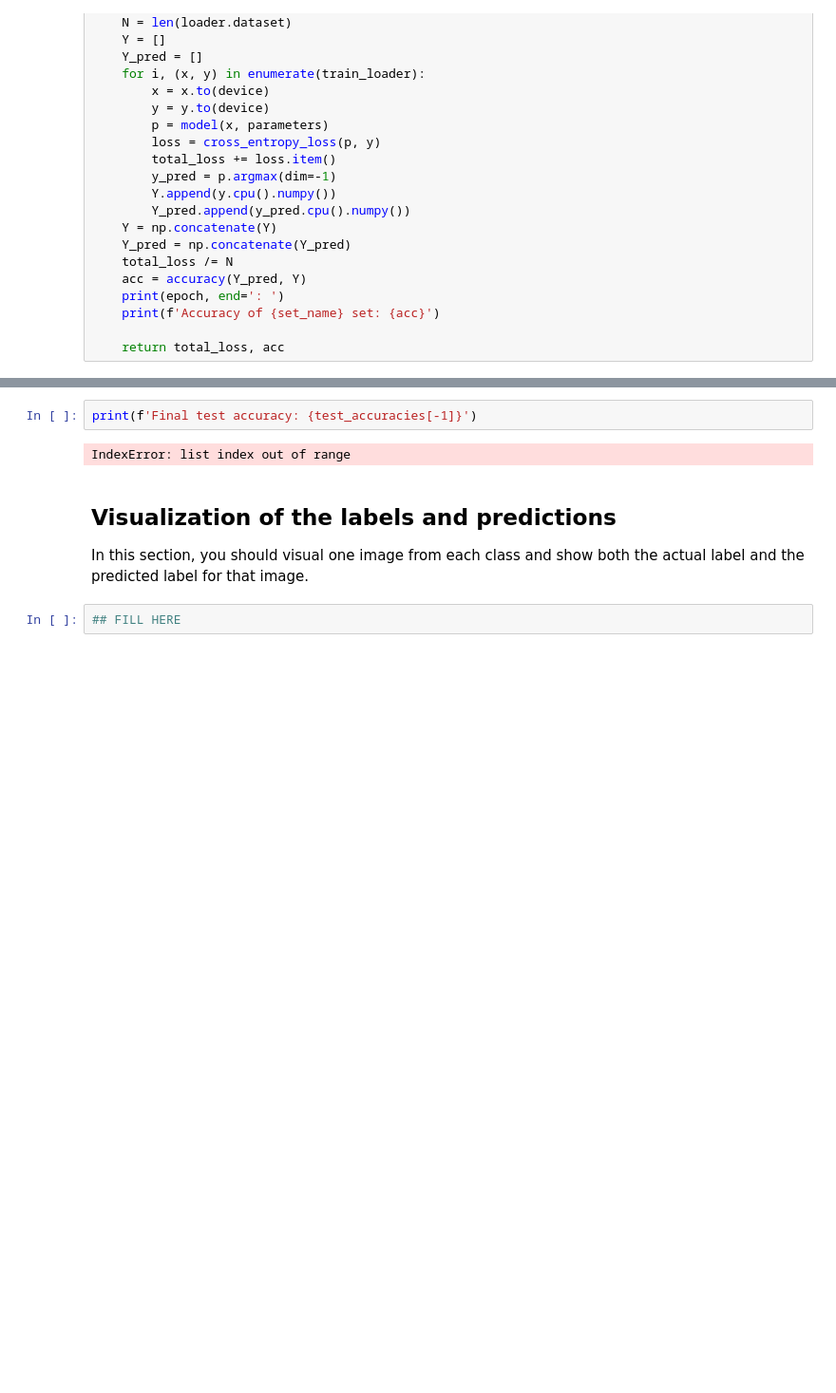
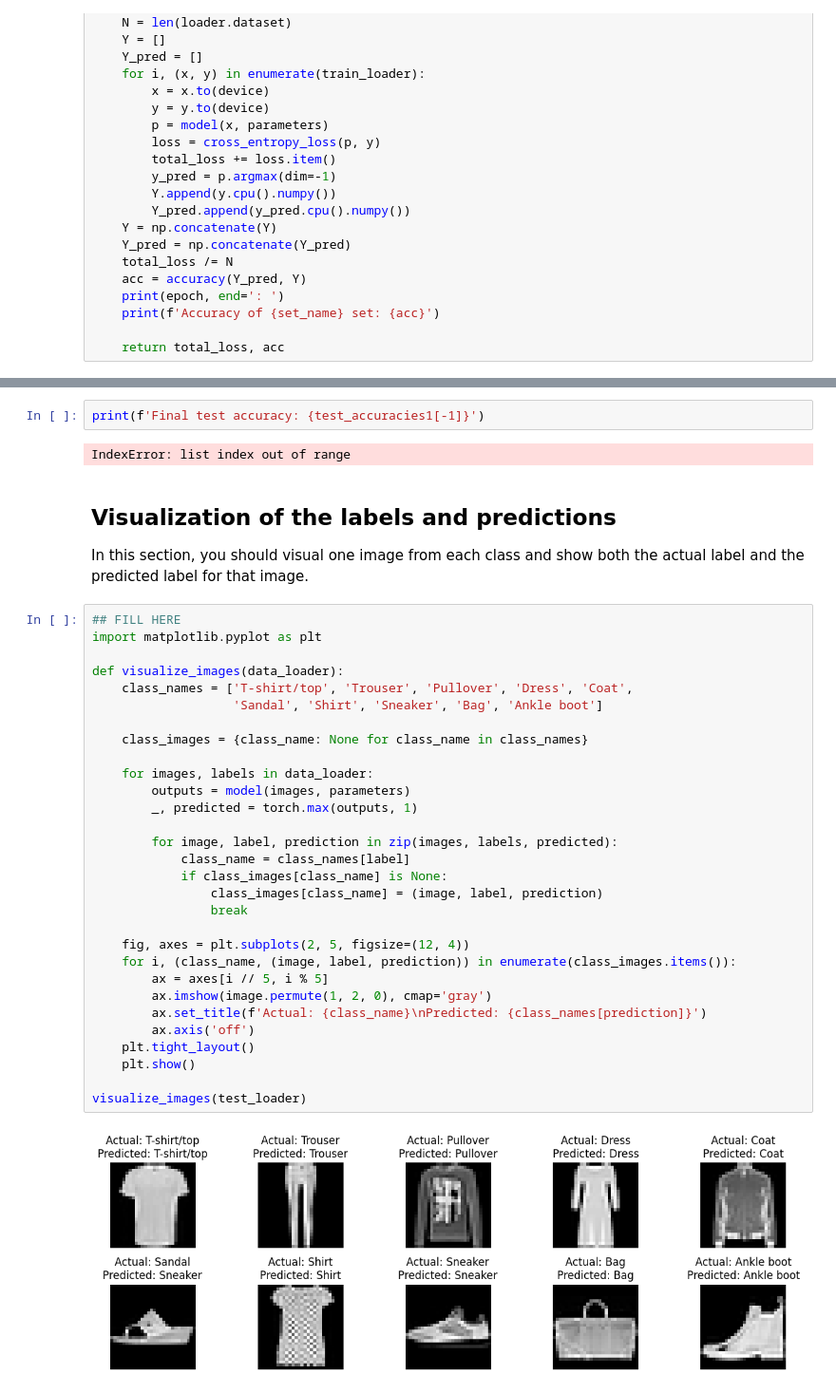
Before and after one commit to ParsaYousefpoor/IML_CHW3, a Jupyter notebook: Q1.ipynb, the cells around one changed output, grey strips where cells are left out. Shown: that part at 95% size. Saved outputs shown, nothing was run; the diff lists cells and outputs as text; blank space fills up the shorter version.

```diff
--- a/Q1.ipynb
+++ b/Q1.ipynb
@@ -306,5 +321,5 @@ train_model([train_loader, test_loader], num_epochs=5, learning_rate=0.005)
 # %%
-print(f'Final test accuracy: {test_accuracies[-1]}')
+print(f'Final test accuracy: {test_accuracies1[-1]}')
 # %% [output]
 IndexError: list index out of range
 # %% [markdown]
@@ -313,3 +328,33 @@ IndexError: list index out of range
 In this section, you should visual one image from each class and show both the actual label and the predicted label for that image.
 # %%
 ## FILL HERE
+import matplotlib.pyplot as plt
+
+def visualize_images(data_loader):
+    class_names = ['T-shirt/top', 'Trouser', 'Pullover', 'Dress', 'Coat',
+                   'Sandal', 'Shirt', 'Sneaker', 'Bag', 'Ankle boot']
+
+    class_images = {class_name: None for class_name in class_names}
+
+    for images, labels in data_loader:
+        outputs = model(images, parameters)
+        _, predicted = torch.max(outputs, 1)
+
+        for image, label, prediction in zip(images, labels, predicted):
+            class_name = class_names[label]
+            if class_images[class_name] is None:
+                class_images[class_name] = (image, label, prediction)
+                break
+
+    fig, axes = plt.subplots(2, 5, figsize=(12, 4))
+    for i, (class_name, (image, label, prediction)) in enumerate(class_images.items()):
+        ax = axes[i // 5, i % 5]
+        ax.imshow(image.permute(1, 2, 0), cmap='gray')
+        ax.set_title(f'Actual: {class_name}\nPredicted: {class_names[prediction]}')
+        ax.axis('off')
+    plt.tight_layout()
+    plt.show()
+
+visualize_images(test_loader)
+# %% [output]
+[figure, added]
```
Also changed, not shown: parts of 4 cells of this notebook.
